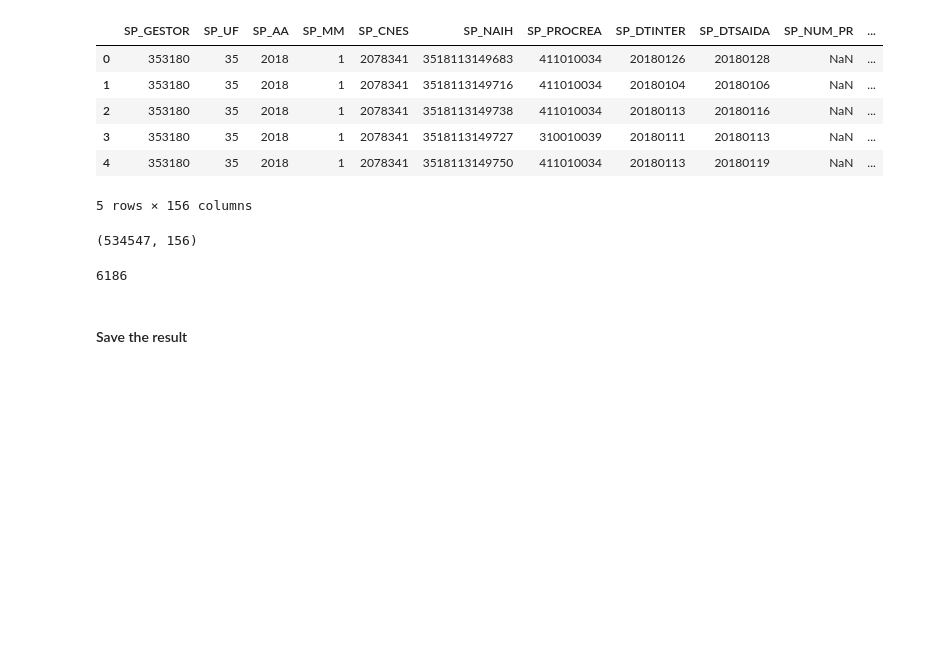
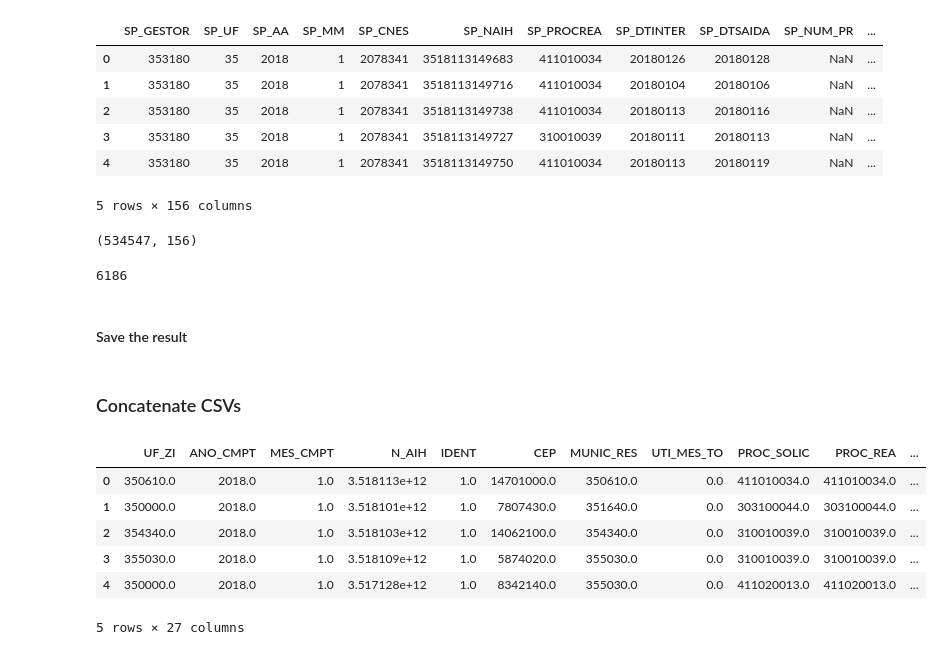
Before and after one commit to ivan-alvarenga/near_miss_ufrj, a Jupyter notebook: data_prep/cid_data_prep.ipynb, the cells around one changed output. Cells and saved outputs as stored; diff of their text form; code cells hidden in the pictures; blank space fills up the shorter version.

```diff
--- a/data_prep/cid_data_prep.ipynb
+++ b/data_prep/cid_data_prep.ipynb
@@ -162,3 +163,20 @@ clean_df = merged_dfs[merged_dfs['UF_ZI'].notna()]
 #### Save the result
 # %%
 clean_df.to_csv('../merged_results/SPSP1801.csv', index=False)
+# %% [markdown]
+### Concatenate CSVs
+# %%
+files = os.listdir('../merged_results')
+
+first_filename = files.pop(0)
+# %%
+main_df = pd.read_csv('../merged_results/' + first_filename, sep=';')
+main_df.head()
+# %% [output]
+|  | UF_ZI | ANO_CMPT | MES_CMPT | N_AIH | IDENT | CEP | MUNIC_RES | UTI_MES_TO | PROC_SOLIC | PROC_REA | ... |
+| 0 | 350610.0 | 2018.0 | 1.0 | 3.518113e+12 | 1.0 | 14701000.0 | 350610.0 | 0.0 | 411010034.0 | 411010034.0 | ... |
+| 1 | 350000.0 | 2018.0 | 1.0 | 3.518101e+12 | 1.0 | 7807430.0 | 351640.0 | 0.0 | 303100044.0 | 303100044.0 | ... |
+| 2 | 354340.0 | 2018.0 | 1.0 | 3.518103e+12 | 1.0 | 14062100.0 | 354340.0 | 0.0 | 310010039.0 | 310010039.0 | ... |
+| 3 | 355030.0 | 2018.0 | 1.0 | 3.518109e+12 | 1.0 | 5874020.0 | 355030.0 | 0.0 | 310010039.0 | 310010039.0 | ... |
+| 4 | 350000.0 | 2018.0 | 1.0 | 3.517128e+12 | 1.0 | 8342140.0 | 355030.0 | 0.0 | 411020013.0 | 411020013.0 | ... |
+5 rows × 27 columns
```
Also changed, not shown: parts of 3 cells of this notebook, 6 other files.
